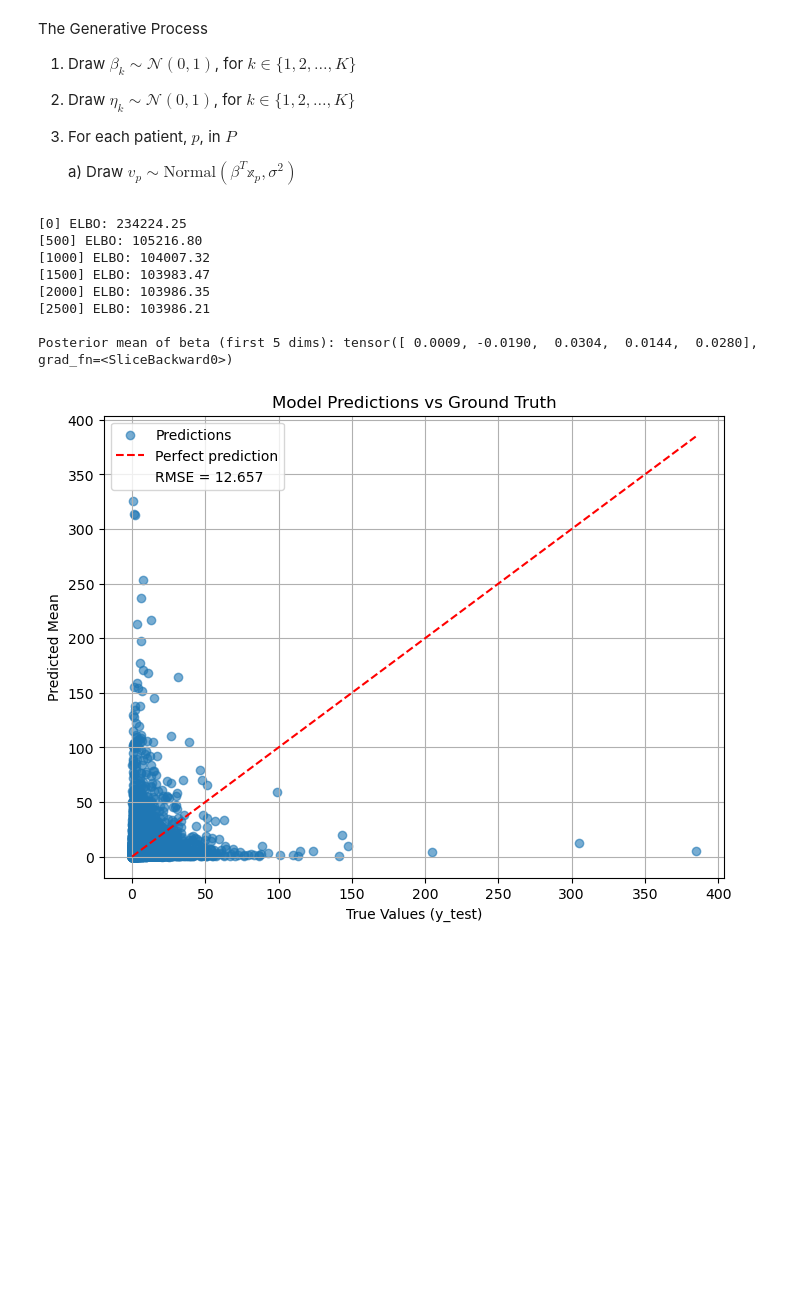
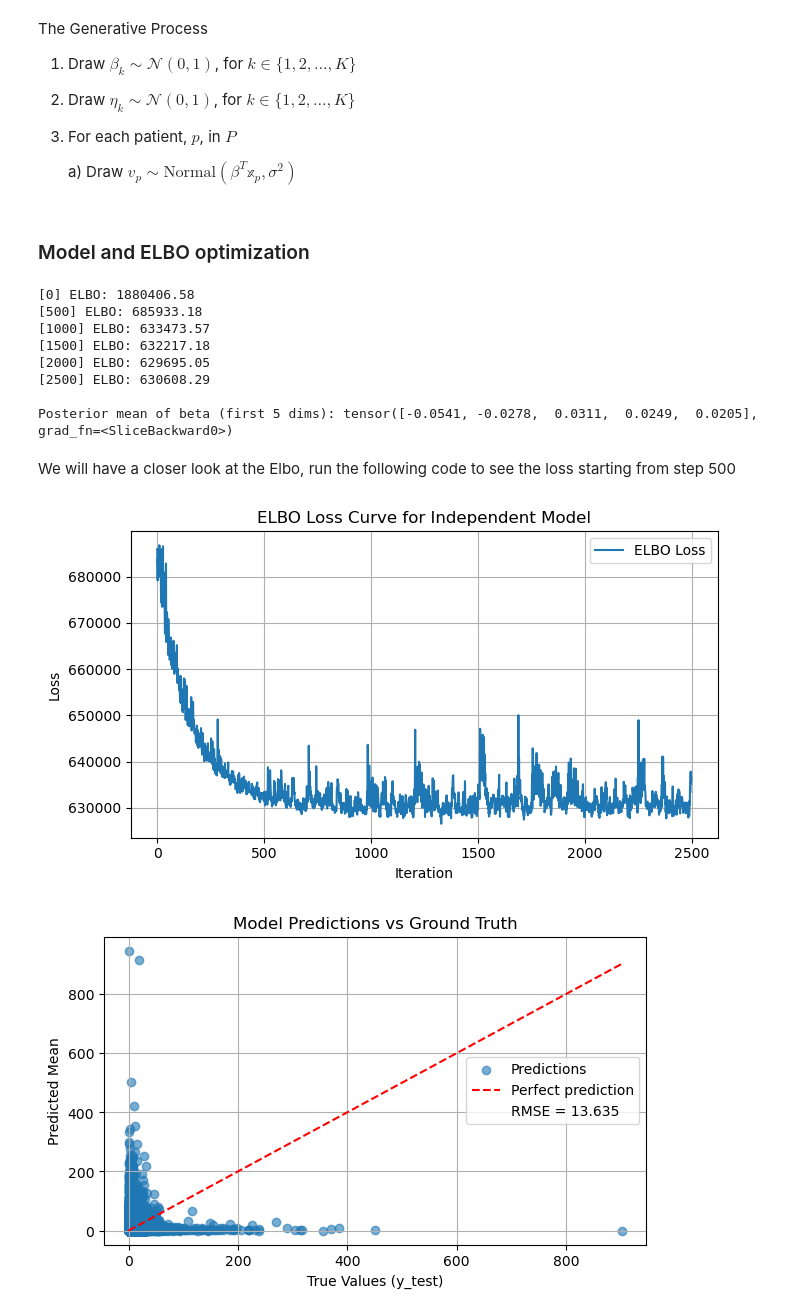
Before and after one commit to KarolineKlan/mbml_project, a Jupyter notebook: explanatory_notebook_PART1.ipynb, the cells around one changed output. Cells and saved outputs as stored; diff of their text form; code cells hidden in the pictures; blank space fills up the shorter version.

```diff
--- a/explanatory_notebook_PART1.ipynb
+++ b/explanatory_notebook_PART1.ipynb
@@ -113,7 +114,7 @@ plt.show()
 Lets split the data in train and testset and standadize it
 # %%
 # Split the data into training and test sets
-(x_emb_train, d_demo_train, v_time_train, a_count_train), (x_emb_test, d_demo_test, v_time_test, a_count_test) = split_patient_level(df)
+(x_emb_train, d_demo_train, v_time_train, a_count_train), (x_emb_test, d_demo_test, v_time_test, a_count_test) = split_patient_level(df, total_samples=len(df))
 
 # Standardize the embeddings and demographic data
 x_emb_train_pca, x_emb_test_pca, d_demo_train, d_demo_test = standardize_df(x_emb_train, x_emb_test, d_demo_train, d_demo_test)
@@ -325,4 +332,5 @@ Text(0, 0.5, 'ELBO Loss')
 # %%
+# New predictions
 y_pred_log = dist.Normal(X_test_full @ beta_mean_PP, torch.nn.functional.softplus(X_test_full @ eta_mean_PP)+ 1e-8).sample()
 
 # Convert predictions and true values back to original scale
@@ -330,7 +338,7 @@ y_pred_np = np.exp(reverse_standardize_tensor(y_pred_log, mean_v_time_train, std
 y_test_np = v_time_test.cpu().numpy()
 
 # Define a max value threshold (e.g., 1e6) to clip out extreme values
-threshold = 1e3
+threshold = 1e5
 
 # Create a valid mask
 mask = np.isfinite(y_pred_np) & (y_pred_np < threshold) & (y_test_np < threshold)
@@ -372,10 +380,10 @@ The Generative Process
 3) For each patient, $p$, in $P$
 
     a) Draw $v_p \sim \text{Normal}(\beta^T\mathbb{x}_p, \sigma^2)$
+# %% [markdown]
+### Model and ELBO optimization
 # %%
-# ==== Set random seed for reproducibility ====
-pyro.set_rng_seed(0)
-
+# ==== Data ====
 X = X_train
 y = v_time_train
 
@@ -388,8 +396,8 @@ def log_normal(data, targets=None):
 
     with pyro.plate("data", P):
         loc = data @ beta
-        scale = torch.tensor(1.0)  # Fixed scalar standard deviation
-        pyro.sample("obs", dist.Normal(loc, scale), obs=targets)
+        sigma = pyro.sample("sigma", dist.HalfCauchy(1.0))
+        pyro.sample("obs", dist.Normal(loc, sigma), obs=targets)
 
 # ==== Guide ====
 guide = AutoNormal(log_normal)
@@ -404,63 +412,67 @@ elbo = Trace_ELBO(num_particles=3)
 svi = SVI(log_normal, guide, optimizer, loss=elbo)
 
 n_steps = 3000
+loss_curve = np.zeros(n_steps)
 for step in range(n_steps):
     loss = svi.step(X, y)
+    loss_curve[step] = loss
     if step % 500 == 0:
         print(f"[{step}] ELBO: {loss:.2f}")
 
-# ==== Posterior Mean Estimates ====
+# ==== Posterior Mean Estimate ====
 posterior = guide(X)
 beta_mean_PP_I = posterior["beta"]
-#eta_mean_PP_I = posterior["eta"]
 
 print("\nPosterior mean of beta (first 5 dims):", beta_mean_PP_I[:5])
-#print("Posterior mean of eta (first 5 dims):", eta_mean_PP_I[:5])
 # %% [output]
-[0] ELBO: 234224.25
-[500] ELBO: 105216.80
-[1000] ELBO: 104007.32
-[1500] ELBO: 103983.47
-[2000] ELBO: 103986.35
-[2500] ELBO: 103986.21
+[0] ELBO: 1880406.58
+[500] ELBO: 685933.18
+[1000] ELBO: 633473.57
+[1500] ELBO: 632217.18
+[2000] ELBO: 629695.05
+[2500] ELBO: 630608.29
 
-Posterior mean of beta (first 5 dims): tensor([ 0.0009, -0.0190,  0.0304,  0.0144,  0.0280], grad_fn=<SliceBackward0>)
+Posterior mean of beta (first 5 dims): tensor([-0.0541, -0.0278,  0.0311,  0.0249,  0.0205], grad_fn=<SliceBackward0>)
+# %% [markdown]
+We will have a closer look at the Elbo, run the following code to see the loss starting from step 500
+# %%
+# plot loss curve
+plt.figure(figsize=(7, 4))
+plt.plot(loss_curve[500:], label='ELBO Loss')
+plt.xlabel('Iteration')
+plt.ylabel('Loss')
+plt.title('ELBO Loss Curve for Independent Model')
+plt.legend()
+plt.grid()
+plt.tight_layout()
+# %% [output]
+[figure, added]
 # %%
+# New predictions
 y_pred_log = dist.Normal(X_test @ beta_mean_PP_I, torch.tensor(1.0)).sample()
 
 # Convert predictions and true values back to original scale
 y_pred_np = np.exp(reverse_standardize_tensor(y_pred_log, mean_v_time_train, std_v_time_train).cpu().numpy())
 y_test_np = v_time_test.cpu().numpy()
 
-# Define a max value threshold (e.g., 1e6) to clip out extreme values
-threshold = 1e100
-
-# Create a valid mask
-mask = np.isfinite(y_pred_np) & (y_pred_np < threshold) & (y_test_np < threshold)
-
-# Apply the mask
-y_pred_clean = y_pred_np[mask]
-y_test_clean = y_test_np[mask]
-
-
 # Compute RMSE
-rmse = np.sqrt(mean_squared_error(y_test_clean, y_pred_clean))
+rmse = np.sqrt(mean_squared_error(y_test_np, y_pred_np))
 
 # Plot
-plt.figure(figsize=(8, 6))
-plt.scatter(y_test_clean, y_pred_clean, alpha=0.6, label="Predictions")
-plt.plot([y_test_clean.min(), y_test_clean.max()],
-         [y_test_clean.min(), y_test_clean.max()],
+plt.figure(figsize=(7, 4))
+plt.scatter(y_test_np, y_pred_clean, alpha=0.6, label="Predictions")
+plt.plot([y_test_np.min(), y_test_np.max()],
+         [y_test_np.min(), y_test_np.max()],
          'r--', label="Perfect prediction")
 
 # Add dummy plot for RMSE
 plt.plot([], [], ' ', label=f"RMSE = {rmse:.3f}")
 
 plt.xlabel("True Values (y_test)")
 plt.ylabel("Predicted Mean")
 plt.title("Model Predictions vs Ground Truth")
 plt.legend()
 plt.grid(True)
 plt.show()
 # %% [output]
-[figure, old version]
+[figure, new version]
```
Also changed, not shown: parts of 16 cells of this notebook.
